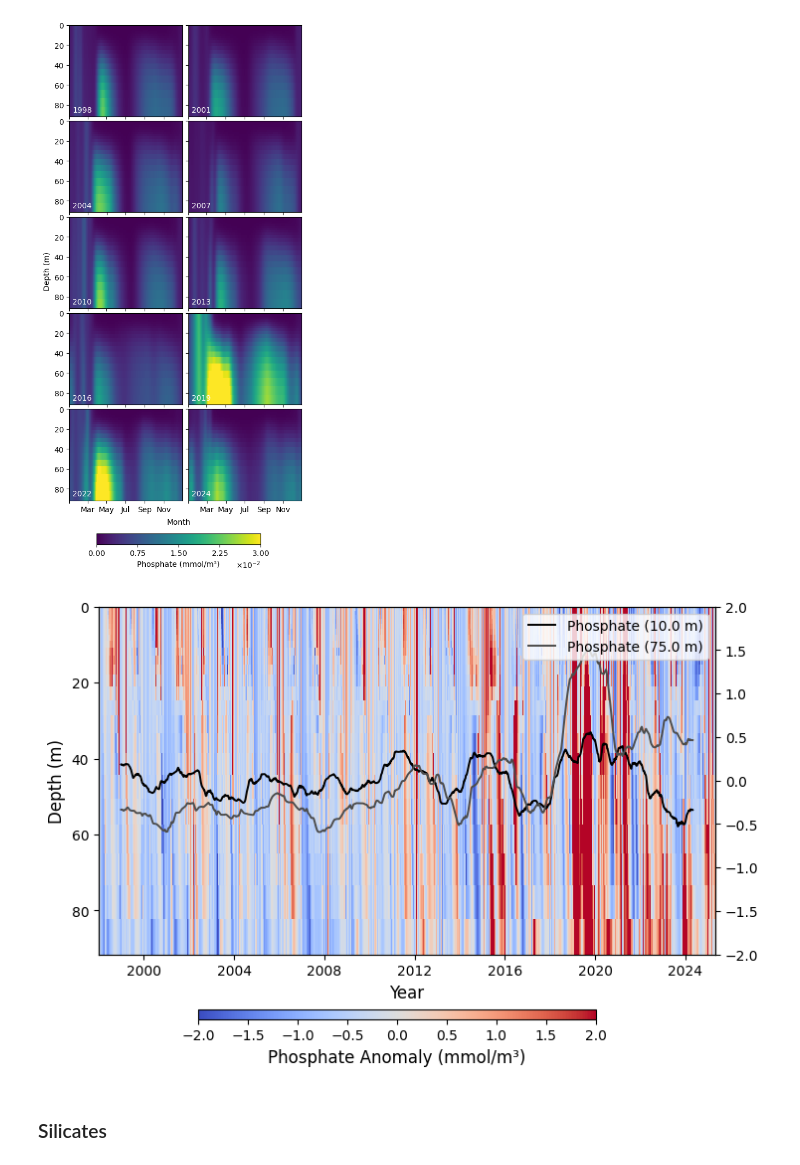
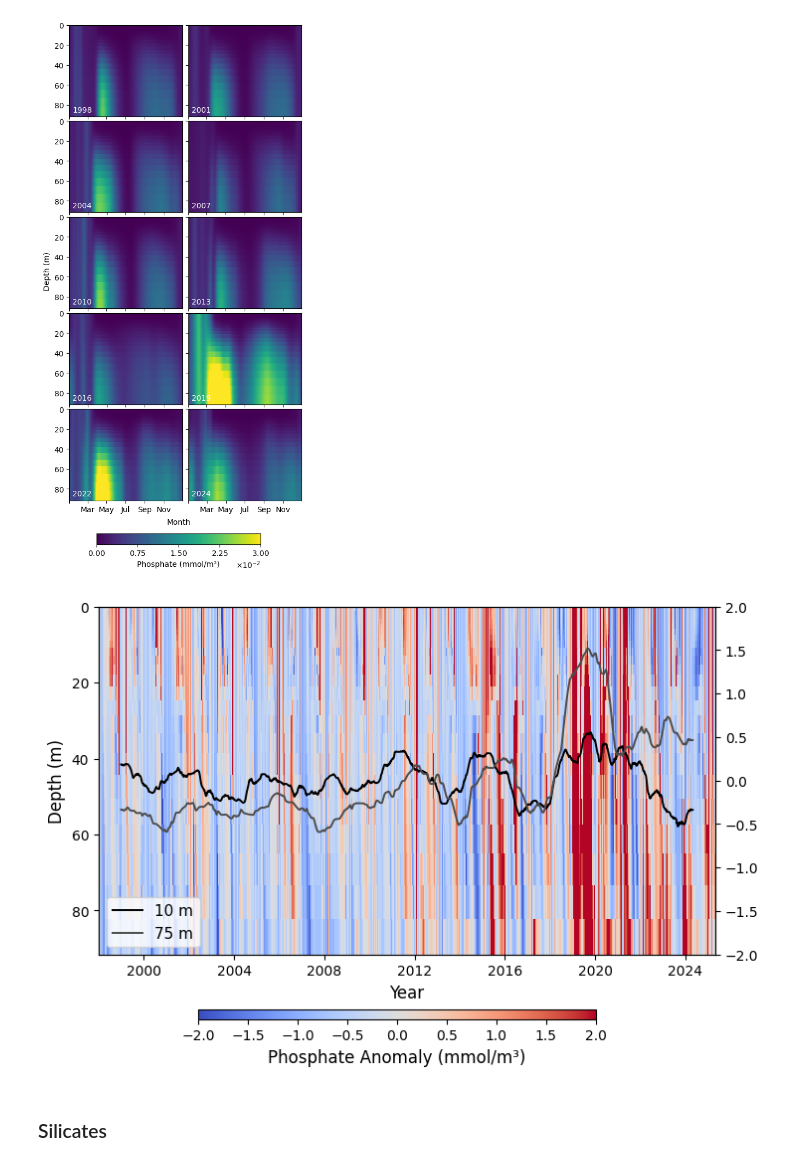
Before and after one commit to BahneTP/medsea-interannual-clustering, a Jupyter notebook: island.of.vis_analysis/nutrients_analysis.ipynb, the cells around one changed output. Saved outputs shown, nothing was run; the diff lists cells and outputs as text; code cells hidden in the pictures.

```diff
--- a/island.of.vis_analysis/nutrients_analysis.ipynb
+++ b/island.of.vis_analysis/nutrients_analysis.ipynb
@@ -134,9 +134,9 @@ helper_functions.plot_hovmoeller_grid(
 # %% [output]
 [figure]
 # %%
-helper_functions.plot_anomalies(nutrients, "po4", -2, 2, "Phosphate Anomaly (mmol/m³)", [10, 75], 730, False, [("po4", "Phosphate")])
+helper_functions.plot_anomalies(nutrients, "po4", -2, 2, "Phosphate Anomaly (mmol/m³)", [10, 75], 730, False, [("po4", "")])
 # %% [output]
-[figure, old version]
+[figure, new version]
 # %% [markdown]
 ### Silicates
 # %%
```
Also changed, not shown: parts of 4 cells of this notebook, 4 other files.
